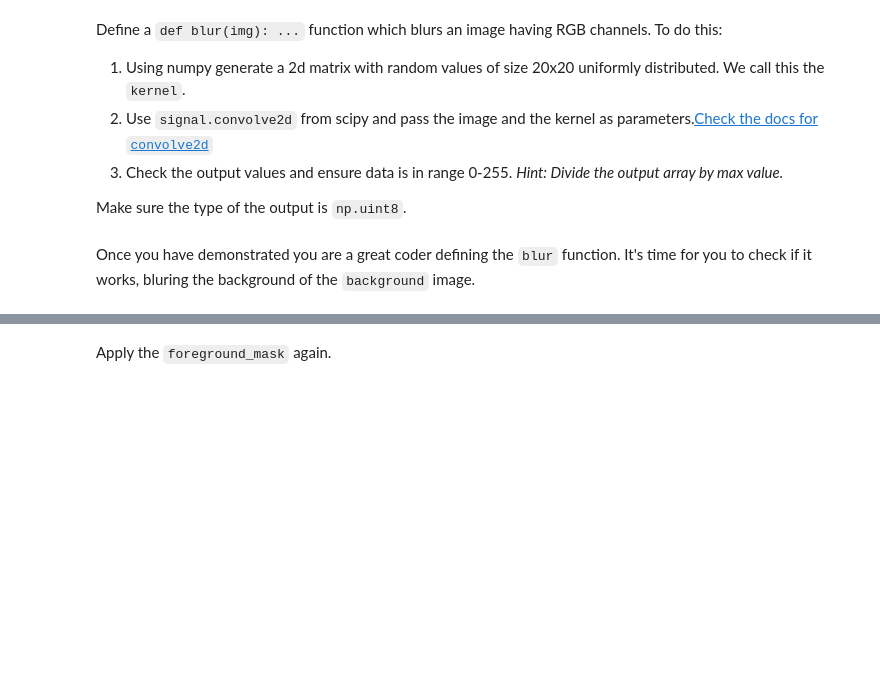
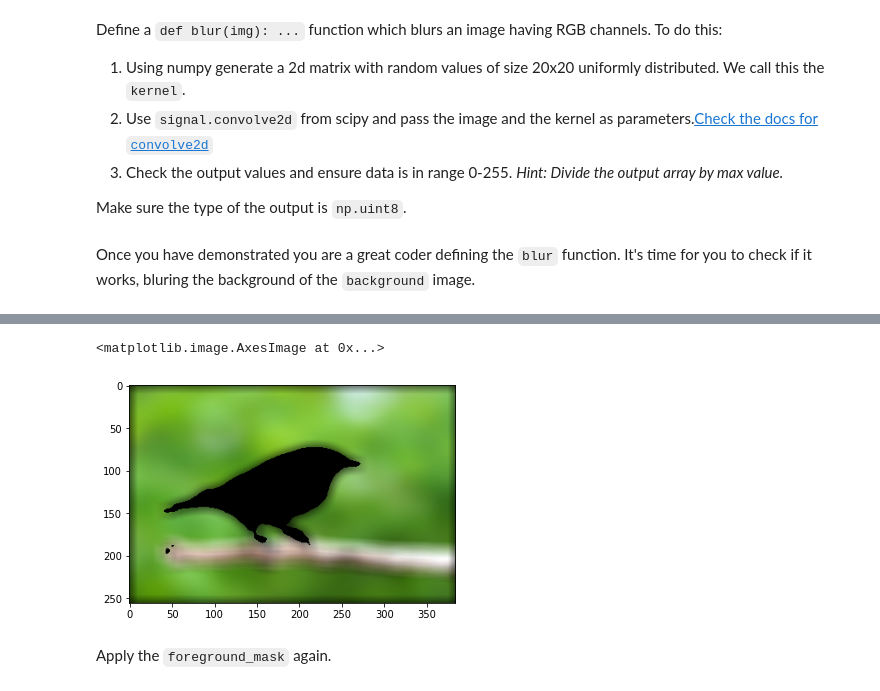
Before and after one commit to diego-florez/lab-image-segmentation, a Jupyter notebook: main.ipynb, the cells around one changed output, grey strips where cells are left out. Cells and saved outputs as stored; diff of their text form; code cells hidden in the pictures; blank space fills up the shorter version.

```diff
--- a/main.ipynb
+++ b/main.ipynb
@@ -245,3 +246,15 @@ plt.imshow(back_blurred)
+# %%
+#es aqui donde ya si optenemos el pajaro nitido, alpicando background_mask a la imagen borrosa
+back2 = np.zeros(back_blurred.shape)
+for i in range(3):
+    background = back_blurred[:,:,i]*background_mask
+    back2[:,:,i] = background
+
+back2 = back2.astype(np.uint8)
+plt.imshow(back2)
+# %% [output]
+<matplotlib.image.AxesImage at 0x...>
+[figure, added]
 # %% [markdown]
 Apply the `foreground_mask` again.
 # %%
```
Also changed, not shown: parts of 6 cells of this notebook, 1 other file.
